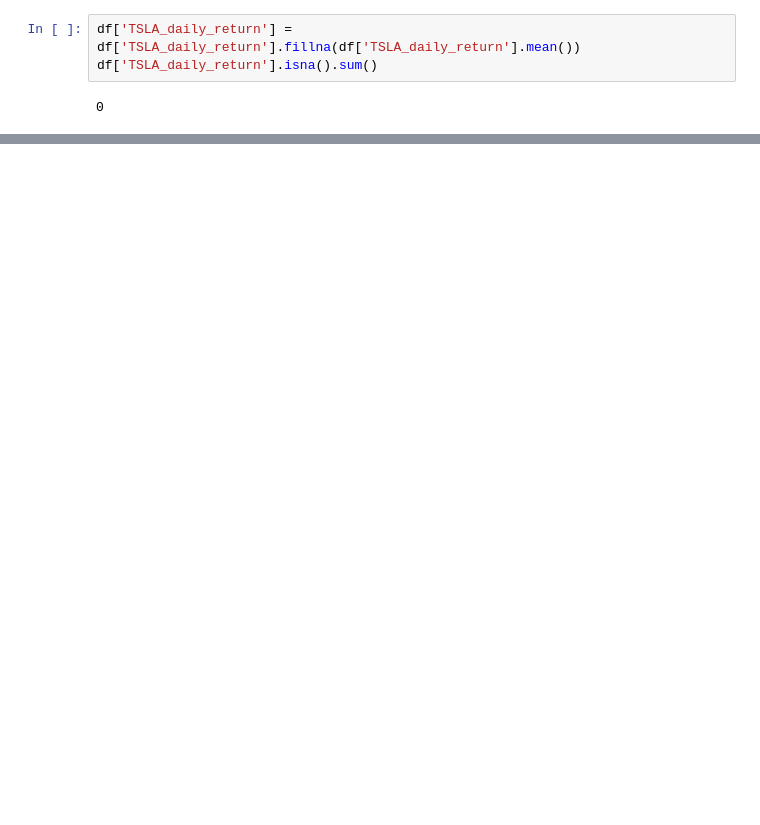
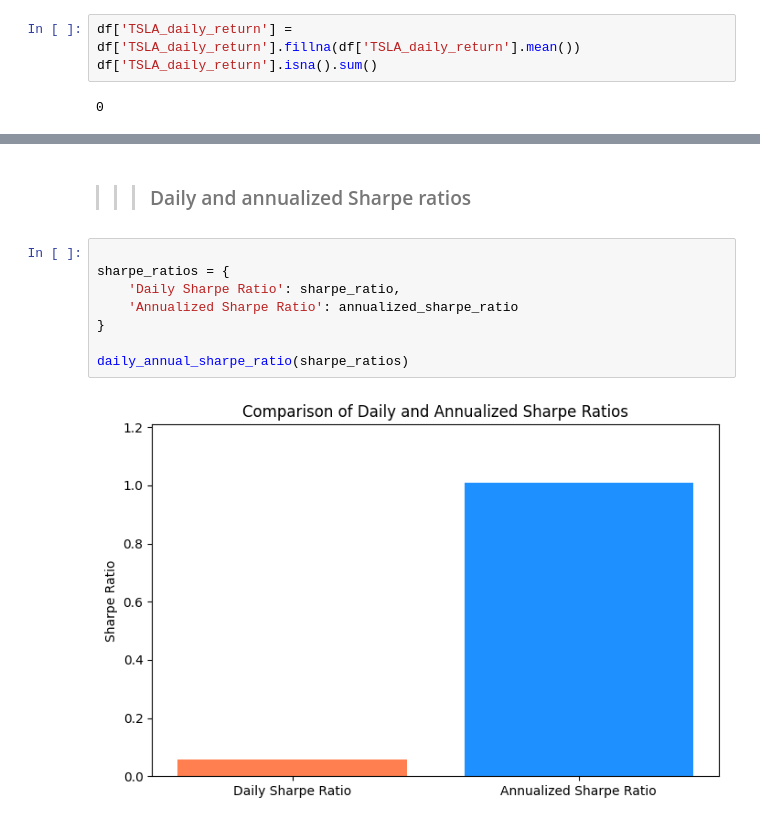
Before and after one commit to amannnnnyyyy/Finance-Forecast-Portfolio-Optimizer, a Jupyter notebook: notebooks/portfoliomgt.ipynb, the cells around one changed output, grey strips where cells are left out. Drawn from its saved outputs; the diff is of its cells as text; blank space fills up the shorter version.

```diff
--- a/notebooks/portfoliomgt.ipynb
+++ b/notebooks/portfoliomgt.ipynb
@@ -783,0 +533,12 @@ plt.show()
+# %% [markdown]
+>>> ### Daily and annualized Sharpe ratios
+# %%
+
+sharpe_ratios = {
+    'Daily Sharpe Ratio': sharpe_ratio,
+    'Annualized Sharpe Ratio': annualized_sharpe_ratio
+}
+
+daily_annual_sharpe_ratio(sharpe_ratios)
+# %% [output]
+[figure, added]
```
Also changed, not shown: parts of 38 cells of this notebook, 3 other files.
